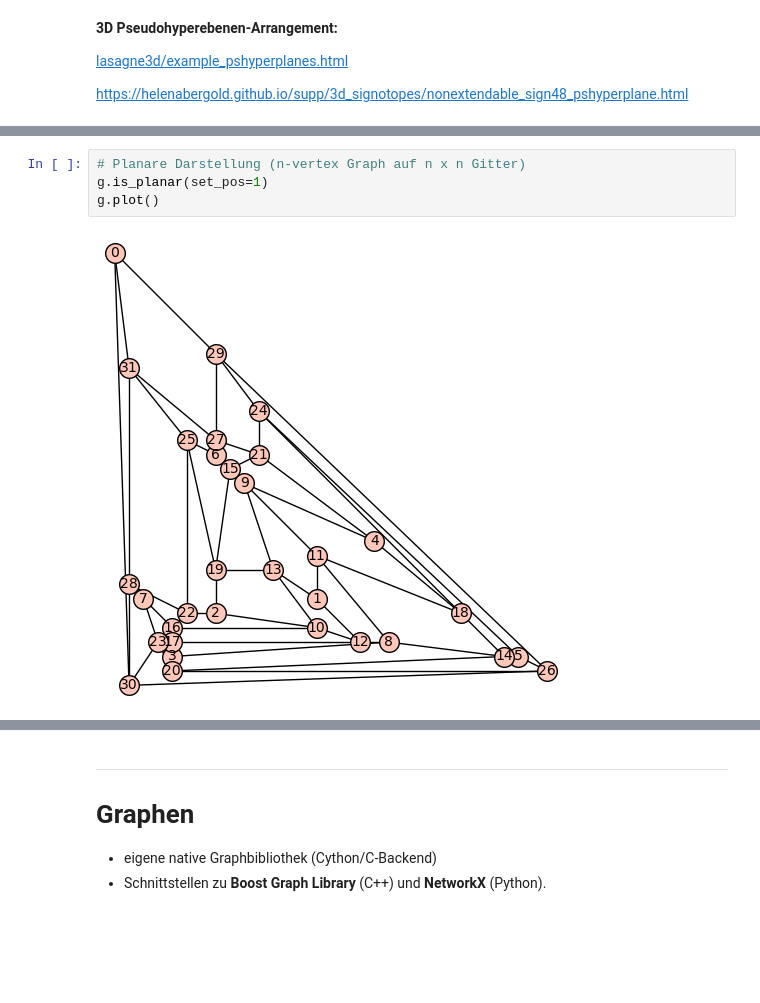
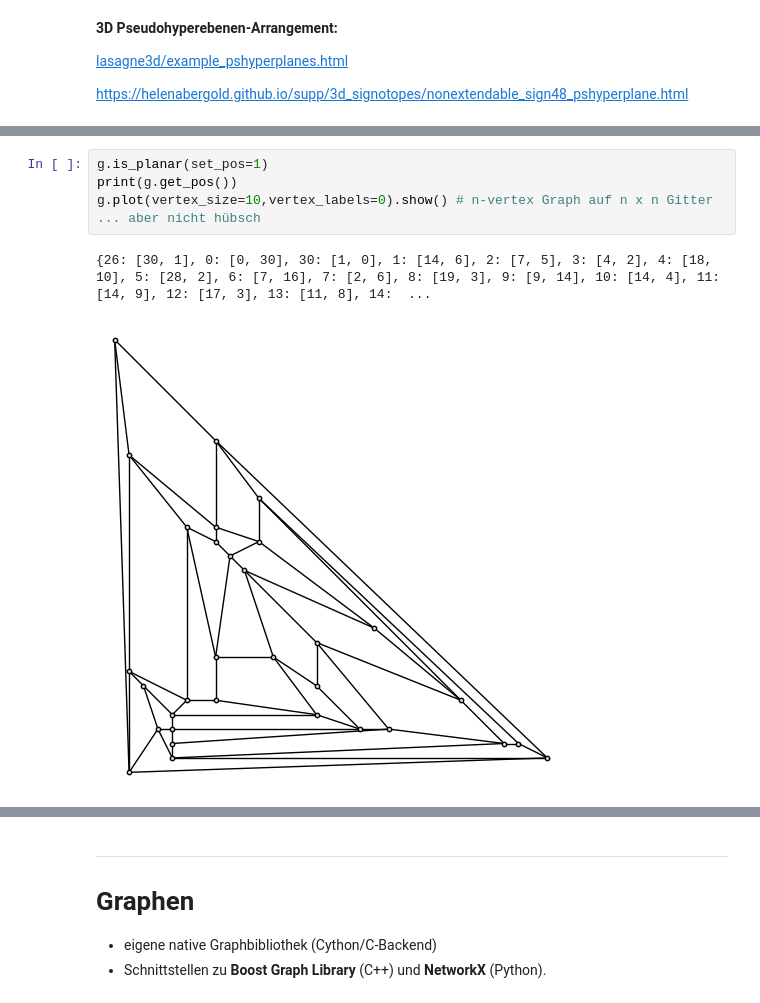
Before and after one commit to manfredscheucher/talk-glt26, a Jupyter notebook: talk.ipynb, the cells around one changed output, grey strips where cells are left out. Saved outputs shown, nothing was run; the diff lists cells and outputs as text; blank space fills up the shorter version.

```diff
--- a/talk.ipynb
+++ b/talk.ipynb
@@ -640,9 +640,10 @@ g.plot()
 # %%
-# Planare Darstellung (n-vertex Graph auf n x n Gitter)
 g.is_planar(set_pos=1)
-g.plot()
+print(g.get_pos())
+g.plot(vertex_size=10,vertex_labels=0).show() # n-vertex Graph auf n x n Gitter ... aber nicht hübsch
 # %% [output]
+{26: [30, 1], 0: [0, 30], 30: [1, 0], 1: [14, 6], 2: [7, 5], 3: [4, 2], 4: [18, 10], 5: [28, 2], 6: [7, 16], 7: [2, 6], 8: [19, 3], 9: [9, 14], 10: [14, 4], 11: [14, 9], 12: [17, 3], 13: [11, 8], 14:  ...
-[figure, old version]
+[figure, new version]
 # %% [markdown]
 ## Tutte Layout
 
```
Also changed, not shown: parts of 3 cells of this notebook.
